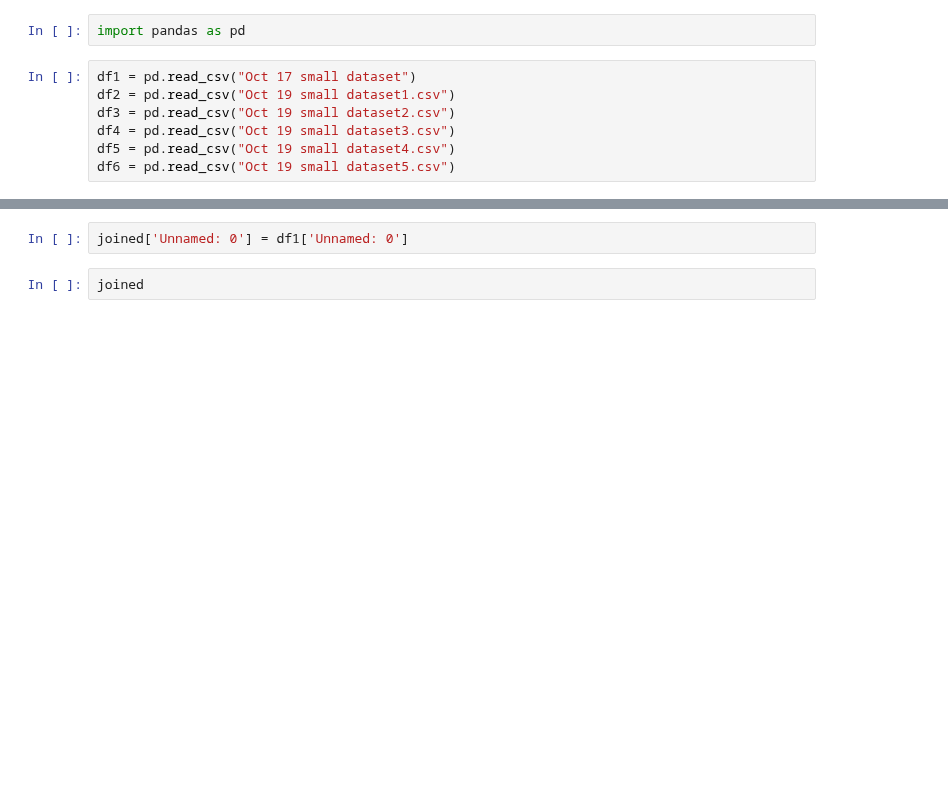
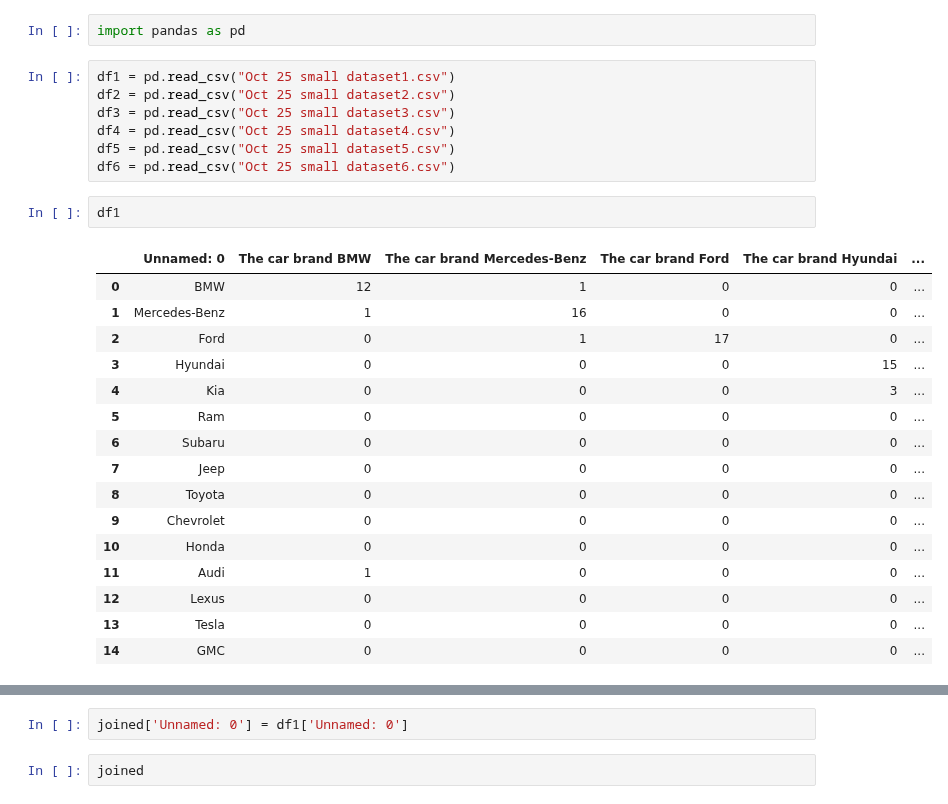
Before and after one commit to albtang/Katona-AI-Research, a Jupyter notebook: src/Merger.ipynb, the cells around one changed output, grey strips where cells are left out. Saved outputs shown, nothing was run; the diff lists cells and outputs as text; blank space fills up the shorter version.

```diff
--- a/src/Merger.ipynb
+++ b/src/Merger.ipynb
@@ -1,9 +1,28 @@
 # %%
 import pandas as pd
 # %%
-df1 = pd.read_csv("Oct 17 small dataset")
-df2 = pd.read_csv("Oct 19 small dataset1.csv")
-df3 = pd.read_csv("Oct 19 small dataset2.csv")
-df4 = pd.read_csv("Oct 19 small dataset3.csv")
-df5 = pd.read_csv("Oct 19 small dataset4.csv")
-df6 = pd.read_csv("Oct 19 small dataset5.csv")
+df1 = pd.read_csv("Oct 25 small dataset1.csv")
+df2 = pd.read_csv("Oct 25 small dataset2.csv")
+df3 = pd.read_csv("Oct 25 small dataset3.csv")
+df4 = pd.read_csv("Oct 25 small dataset4.csv")
+df5 = pd.read_csv("Oct 25 small dataset5.csv")
+df6 = pd.read_csv("Oct 25 small dataset6.csv")
+# %%
+df1
+# %% [output]
+|  | Unnamed: 0 | The car brand BMW | The car brand Mercedes-Benz | The car brand Ford | The car brand Hyundai | ... |
+| 0 | BMW | 12 | 1 | 0 | 0 | ... |
+| 1 | Mercedes-Benz | 1 | 16 | 0 | 0 | ... |
+| 2 | Ford | 0 | 1 | 17 | 0 | ... |
+| 3 | Hyundai | 0 | 0 | 0 | 15 | ... |
+| 4 | Kia | 0 | 0 | 0 | 3 | ... |
+| 5 | Ram | 0 | 0 | 0 | 0 | ... |
+| 6 | Subaru | 0 | 0 | 0 | 0 | ... |
+| 7 | Jeep | 0 | 0 | 0 | 0 | ... |
+| 8 | Toyota | 0 | 0 | 0 | 0 | ... |
+| 9 | Chevrolet | 0 | 0 | 0 | 0 | ... |
+| 10 | Honda | 0 | 0 | 0 | 0 | ... |
+| 11 | Audi | 1 | 0 | 0 | 0 | ... |
+| 12 | Lexus | 0 | 0 | 0 | 0 | ... |
+| 13 | Tesla | 0 | 0 | 0 | 0 | ... |
+| 14 | GMC | 0 | 0 | 0 | 0 | ... |
```
Also changed, not shown: parts of 5 cells of this notebook, 2 other files.
